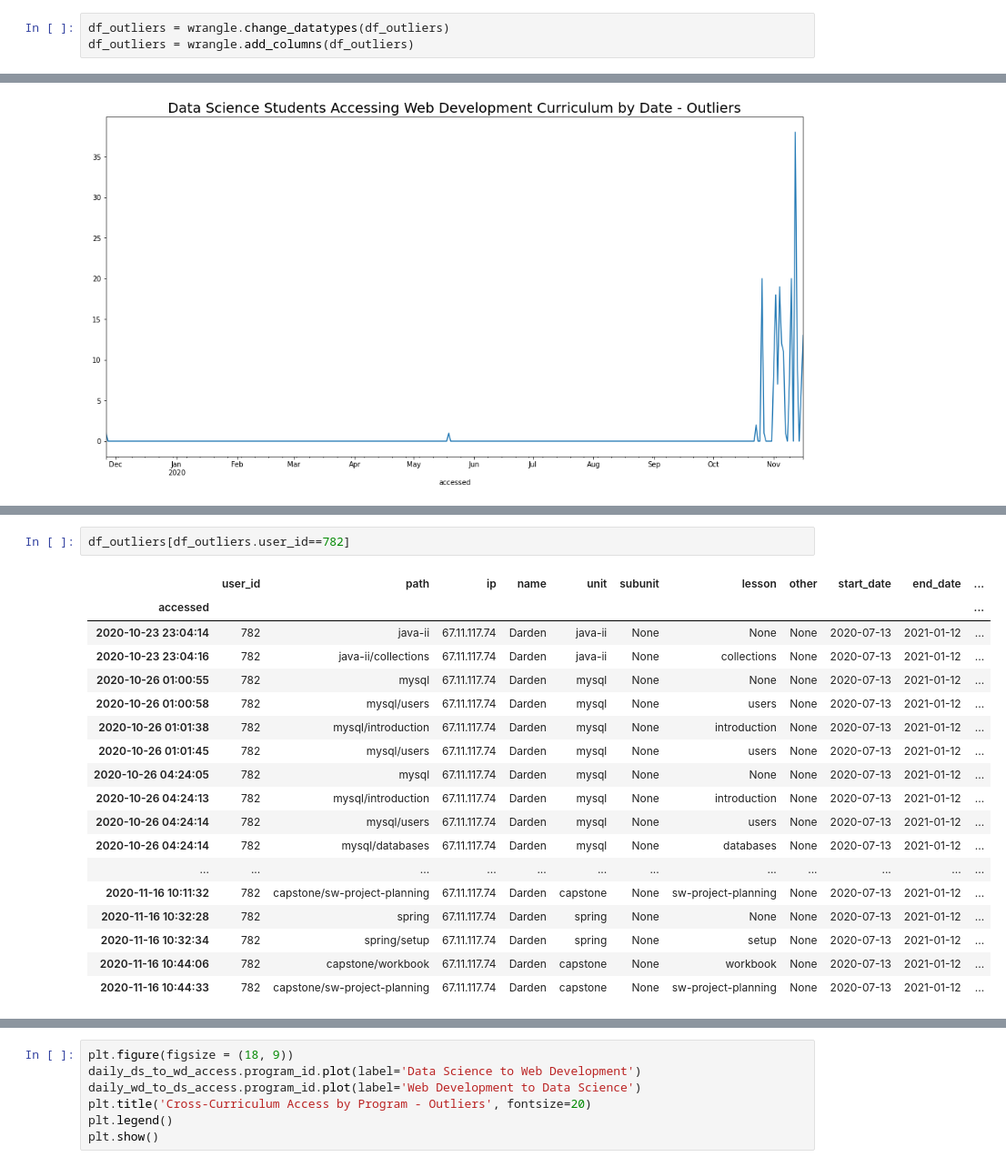
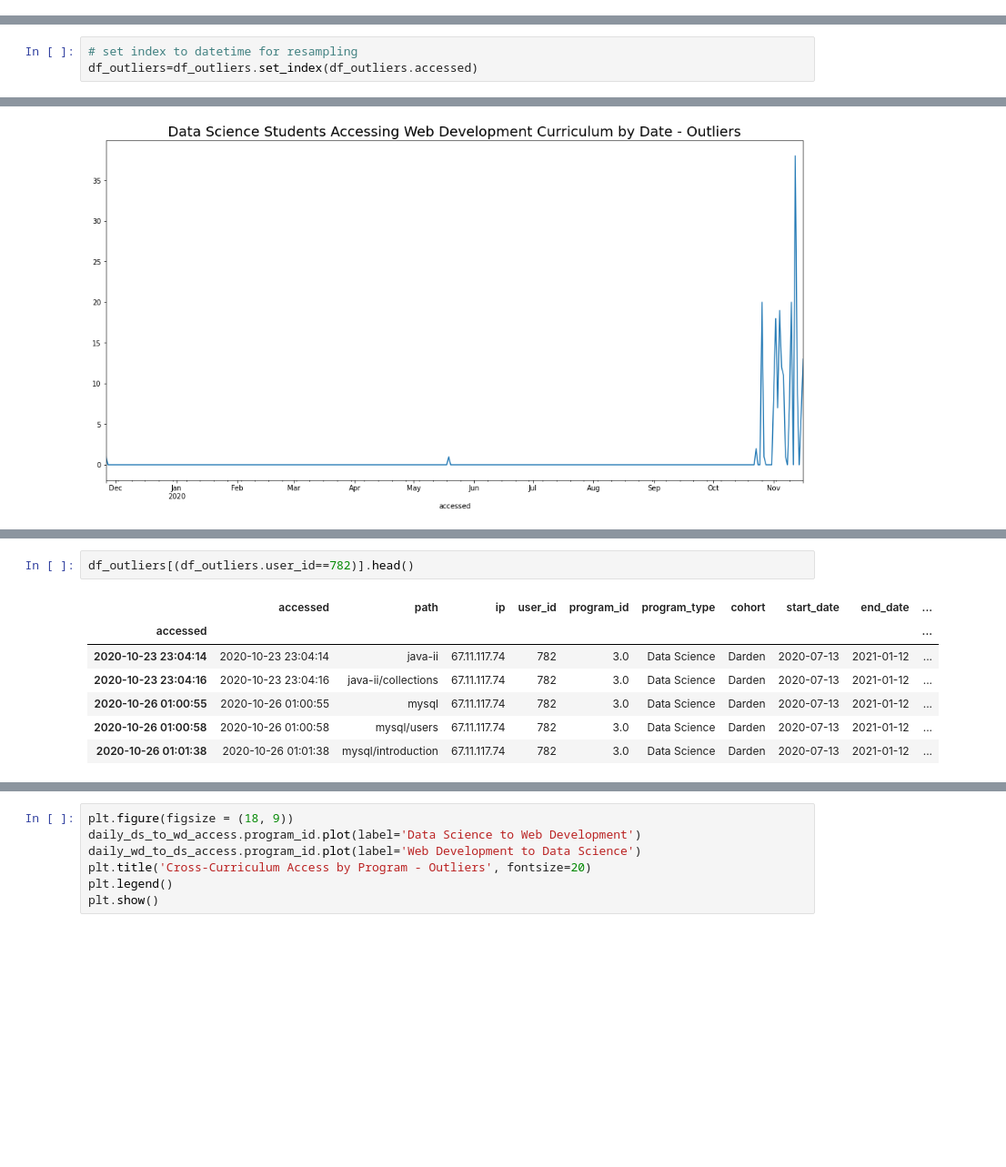
Before and after one commit to miller-cerna-laskowski-morris-eyring/anomaly-group-project, a Jupyter notebook: Lochlyn new.ipynb, the cells around one changed output, grey strips where cells are left out. Shown at 91% size. Cells and saved outputs as stored; diff of their text form; blank space fills up the shorter version.

```diff
--- a/Lochlyn new.ipynb
+++ b/Lochlyn new.ipynb
@@ -220,8 +185,5 @@ plt.show()
 # %% [markdown]
 ### Utlizing Outlier Dataframe
-# %%
-df_outliers = wrangle.change_datatypes(df_outliers)
-df_outliers = wrangle.add_columns(df_outliers)
 # %%
 df_outliers.head()
 # %% [output]
@@ -235 +196,4 @@ df_outliers.head()
+# %%
+# set index to datetime for resampling
+df_outliers=df_outliers.set_index(df_outliers.accessed)
 # %%
@@ -355,21 +272,10 @@ ds_to_wd_access.groupby(ds_to_wd_access.user_id).count()
 # %%
-df_outliers[df_outliers.user_id==782]
+df_outliers[(df_outliers.user_id==782)].head()
 # %% [output]
-|  | user_id | path | ip | name | unit | subunit | lesson | other | start_date | end_date | ... |
-| accessed |  |  |  |  |  |  |  |  |  |  | ... |
-| 2020-10-23 23:04:14 | 782 | java-ii | 67.11.117.74 | Darden | java-ii | None | None | None | 2020-07-13 | 2021-01-12 | ... |
-| 2020-10-23 23:04:16 | 782 | java-ii/collections | 67.11.117.74 | Darden | java-ii | None | collections | None | 2020-07-13 | 2021-01-12 | ... |
-| 2020-10-26 01:00:55 | 782 | mysql | 67.11.117.74 | Darden | mysql | None | None | None | 2020-07-13 | 2021-01-12 | ... |
-| 2020-10-26 01:00:58 | 782 | mysql/users | 67.11.117.74 | Darden | mysql | None | users | None | 2020-07-13 | 2021-01-12 | ... |
-| 2020-10-26 01:01:38 | 782 | mysql/introduction | 67.11.117.74 | Darden | mysql | None | introduction | None | 2020-07-13 | 2021-01-12 | ... |
-| 2020-10-26 01:01:45 | 782 | mysql/users | 67.11.117.74 | Darden | mysql | None | users | None | 2020-07-13 | 2021-01-12 | ... |
-| 2020-10-26 04:24:05 | 782 | mysql | 67.11.117.74 | Darden | mysql | None | None | None | 2020-07-13 | 2021-01-12 | ... |
-| 2020-10-26 04:24:13 | 782 | mysql/introduction | 67.11.117.74 | Darden | mysql | None | introduction | None | 2020-07-13 | 2021-01-12 | ... |
-| 2020-10-26 04:24:14 | 782 | mysql/users | 67.11.117.74 | Darden | mysql | None | users | None | 2020-07-13 | 2021-01-12 | ... |
-| 2020-10-26 04:24:14 | 782 | mysql/databases | 67.11.117.74 | Darden | mysql | None | databases | None | 2020-07-13 | 2021-01-12 | ... |
-| ... | ... | ... | ... | ... | ... | ... | ... | ... | ... | ... | ... |
-| 2020-11-16 10:11:32 | 782 | capstone/sw-project-planning | 67.11.117.74 | Darden | capstone | None | sw-project-planning | None | 2020-07-13 | 2021-01-12 | ... |
-| 2020-11-16 10:32:28 | 782 | spring | 67.11.117.74 | Darden | spring | None | None | None | 2020-07-13 | 2021-01-12 | ... |
-| 2020-11-16 10:32:34 | 782 | spring/setup | 67.11.117.74 | Darden | spring | None | setup | None | 2020-07-13 | 2021-01-12 | ... |
-| 2020-11-16 10:44:06 | 782 | capstone/workbook | 67.11.117.74 | Darden | capstone | None | workbook | None | 2020-07-13 | 2021-01-12 | ... |
-| 2020-11-16 10:44:33 | 782 | capstone/sw-project-planning | 67.11.117.74 | Darden | capstone | None | sw-project-planning | None | 2020-07-13 | 2021-01-12 | ... |
+|  | accessed | path | ip | user_id | program_id | program_type | cohort | start_date | end_date | ... |
+| accessed |  |  |  |  |  |  |  |  |  | ... |
+| 2020-10-23 23:04:14 | 2020-10-23 23:04:14 | java-ii | 67.11.117.74 | 782 | 3.0 | Data Science | Darden | 2020-07-13 | 2021-01-12 | ... |
+| 2020-10-23 23:04:16 | 2020-10-23 23:04:16 | java-ii/collections | 67.11.117.74 | 782 | 3.0 | Data Science | Darden | 2020-07-13 | 2021-01-12 | ... |
+| 2020-10-26 01:00:55 | 2020-10-26 01:00:55 | mysql | 67.11.117.74 | 782 | 3.0 | Data Science | Darden | 2020-07-13 | 2021-01-12 | ... |
+| 2020-10-26 01:00:58 | 2020-10-26 01:00:58 | mysql/users | 67.11.117.74 | 782 | 3.0 | Data Science | Darden | 2020-07-13 | 2021-01-12 | ... |
+| 2020-10-26 01:01:38 | 2020-10-26 01:01:38 | mysql/introduction | 67.11.117.74 | 782 | 3.0 | Data Science | Darden | 2020-07-13 | 2021-01-12 | ... |
```
Also changed, not shown: parts of 63 cells of this notebook.
